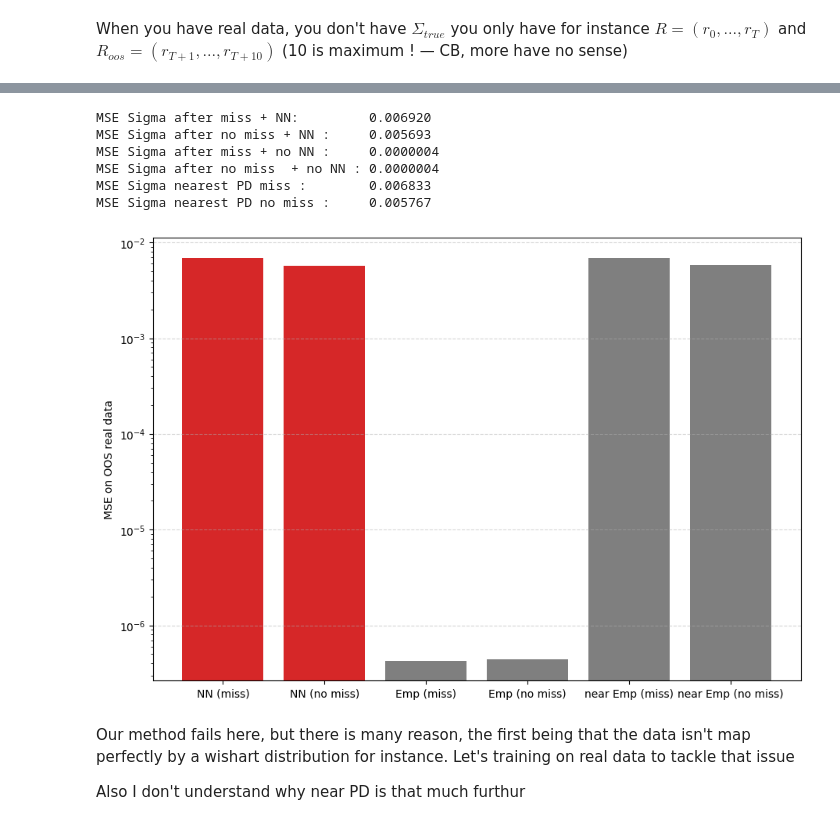
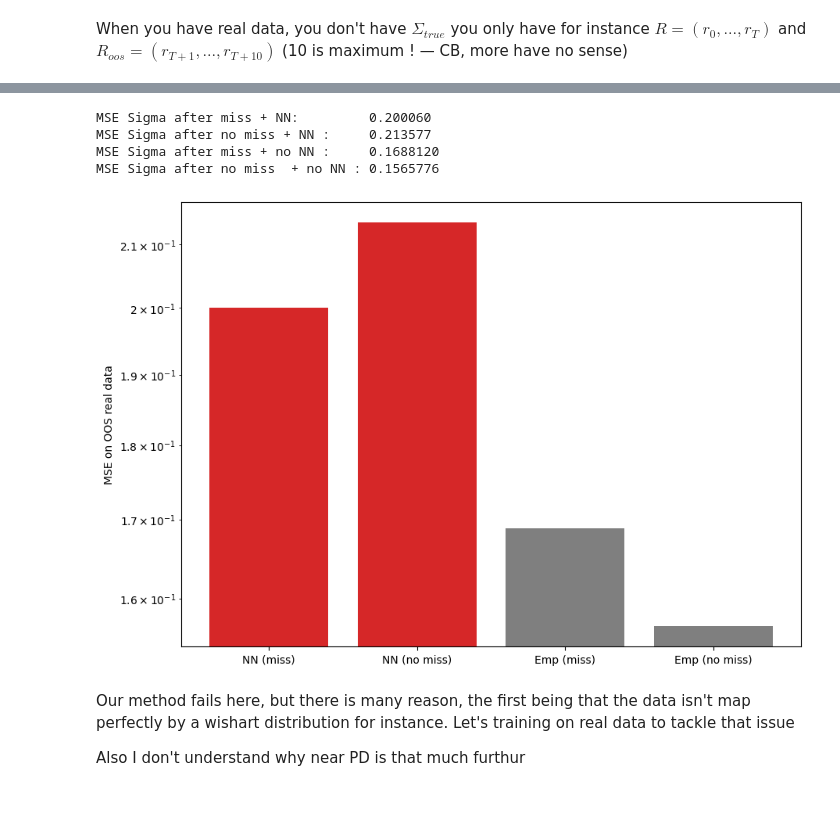
Before and after one commit to Armanddevacc/covariance-cleaning-nn, a Jupyter notebook: NN_generated_data.ipynb, the cells around one changed output, grey strips where cells are left out. Cells and saved outputs as stored; diff of their text form; code cells hidden in the pictures.

```diff
--- a/NN_generated_data.ipynb
+++ b/NN_generated_data.ipynb
@@ -37,15 +36,15 @@ For now the missingness pattern is monotone only, but easily extensible (just re
 # %%
 mse = nn.MSELoss()
 # %%
-N_min = 100
-N_max = 200
+N_min = 70
+N_max = 250
 T_min = 30
 T_max = 70
 batch_size=100
 # %% [markdown]
 ### Training loop — Generated Data
 # %%
-model_generated_data = BiGRUSpectralDenoiser(hidden_size=2048) # hidden_size to be tunned
+model_generated_data = BiGRUSpectralDenoiser(hidden_size=96) # hidden_size to be tunned
 # lr, weight_decay, batch_size, epochs, hidden_size to be tunned
 # %%
 trainer = Trainer(
@@ -251,8 +372,8 @@ dataset = real_data_pipeline(
     return_generator = False,
 )
 # %%
-input_seq_miss, Q_emp_miss, R_oos_miss, T          = next(data_generator_real_data(missing_constant = 2, N_min=N_min, N_max=N_max, T_min=T_min, T_max=T_max, dataset=dataset))
-input_seq_no_miss, Q_emp_no_miss, R_oos_no_miss, T = next(data_generator_real_data(missing_constant = 1, N_min=N_min, N_max=N_max, T_min=T_min, T_max=T_max, dataset=dataset))
+input_seq_miss, Q_emp_miss, R_oos_miss, T, Sigma_hat_diag_miss             = next(data_generator_real_data(missing_constant = 2, N_min=N_min, N_max=N_max, T_min=T_min, T_max=T_max, dataset=dataset))
+input_seq_no_miss, Q_emp_no_miss, R_oos_no_miss, T, Sigma_hat_diag_no_miss = next(data_generator_real_data(missing_constant = 1, N_min=N_min, N_max=N_max, T_min=T_min, T_max=T_max, dataset=dataset))
 # %%
 Sigma_true_miss    = torch_cov_pairwise(R_oos_miss)
 Sigma_true_no_miss = torch_cov_pairwise(R_oos_no_miss)
@@ -266,45 +491,43 @@ Sigma_pred_miss    = reconstruct_cov(Q_emp_miss, lam_pred_miss)
 Sigma_pred_no_miss = reconstruct_cov(Q_emp_no_miss, lam_pred_no_miss)
 Sigma_emp_miss     = reconstruct_cov(Q_emp_miss, lam_emp_cov_miss)
 Sigma_emp_no_miss  = reconstruct_cov(Q_emp_no_miss, lam_emp_cov_no_miss)
-Sigma_near_miss    = nearcorr_batch(Sigma_emp_miss, tol = (1e-8, 1e-8))
-Sigma_near_no_miss = nearcorr_batch(Sigma_emp_no_miss, tol = (1e-8, 1e-8))
+#Sigma_near_miss    = nearcorr_batch(Sigma_emp_miss, tol = (1e-8, 1e-8))
+#Sigma_near_no_miss = nearcorr_batch(Sigma_emp_no_miss, tol = (1e-8, 1e-8))
 # Sigma_QIS          = reconstruct_cov(Q_QIS, lam_QIS) QIS requires no missingness (Can't compute QIS, bc matrix isn't positive define => normal)
 
 fro_Sigma_pred_miss    = mse(Sigma_pred_miss, Sigma_true_miss)
 fro_Sigma_pred_no_miss = mse(Sigma_pred_no_miss, Sigma_true_no_miss)
 fro_Sigma_emp_miss     = mse(Sigma_emp_miss, Sigma_true_miss)
 fro_Sigma_emp_no_miss  = mse(Sigma_emp_no_miss, Sigma_true_no_miss)
-fro_Sigma_near_miss    = mse(Sigma_near_miss, Sigma_true_miss)
-fro_Sigma_near_no_miss = mse(Sigma_near_no_miss, Sigma_true_no_miss)
+#fro_Sigma_near_miss    = mse(Sigma_near_miss, Sigma_true_miss)
+#fro_Sigma_near_no_miss = mse(Sigma_near_no_miss, Sigma_true_no_miss)
 # fro_Sigma_QIS          = mse(Sigma_QIS, Sigma_true_no_miss)
 
 print(f"MSE Sigma after miss + NN:         {fro_Sigma_pred_miss:.6f}")
 print(f"MSE Sigma after no miss + NN :     {fro_Sigma_pred_no_miss:.6f}")
 print(f"MSE Sigma after miss + no NN :     {fro_Sigma_emp_miss:.7f}")
 print(f"MSE Sigma after no miss  + no NN : {fro_Sigma_emp_no_miss:.7f}")
-print(f"MSE Sigma nearest PD miss :        {fro_Sigma_near_miss:.6f}")
-print(f"MSE Sigma nearest PD no miss :     {fro_Sigma_near_no_miss:.6f}")
+#print(f"MSE Sigma nearest PD miss :        {fro_Sigma_near_miss:.6f}")
+#print(f"MSE Sigma nearest PD no miss :     {fro_Sigma_near_no_miss:.6f}")
 # print(f"MSE Sigma QIS :                    {fro_Sigma_QIS:.6f}")
 # %% [output]
-MSE Sigma after miss + NN:         0.006920
-MSE Sigma after no miss + NN :     0.005693
-MSE Sigma after miss + no NN :     0.0000004
-MSE Sigma after no miss  + no NN : 0.0000004
-MSE Sigma nearest PD miss :        0.006833
-MSE Sigma nearest PD no miss :     0.005767
+MSE Sigma after miss + NN:         0.200060
+MSE Sigma after no miss + NN :     0.213577
+MSE Sigma after miss + no NN :     0.1688120
+MSE Sigma after no miss  + no NN : 0.1565776
 # %%
-labels = ['NN (miss)', 'NN (no miss)', 'Emp (miss)', 'Emp (no miss)', 'near Emp (miss)', 'near Emp (no miss)']
-values = [fro_Sigma_pred_miss.item(), fro_Sigma_pred_no_miss.item(), fro_Sigma_emp_miss.item(), fro_Sigma_emp_no_miss.item(), fro_Sigma_near_miss.item(), fro_Sigma_near_no_miss.item()]
-colors = ['tab:red','tab:red','tab:gray','tab:gray','tab:gray','tab:gray']
+labels = ['NN (miss)', 'NN (no miss)', 'Emp (miss)', 'Emp (no miss)']#, 'near Emp (miss)', 'near Emp (no miss)']
+values = [fro_Sigma_pred_miss.item(), fro_Sigma_pred_no_miss.item(), fro_Sigma_emp_miss.item(), fro_Sigma_emp_no_miss.item()]#, fro_Sigma_near_miss.item(), fro_Sigma_near_no_miss.item()]
+colors = ['tab:red','tab:red','tab:gray','tab:gray']#,'tab:gray','tab:gray']
 
 plt.figure(figsize=(9,6), constrained_layout=True)
 plt.bar(labels, values, color=colors)
 plt.yscale('log')
 plt.ylabel('MSE on OOS real data')
 plt.grid(axis='y', ls='--', alpha=.5)
 plt.show()
 # %% [output]
-[figure, old version]
+[figure, new version]
 # %% [markdown]
 Our method fails here, but there is many reason, the first being that the data isn't map perfectly by a wishart distribution for instance. Let's training on real data to tackle that issue
 
```
Also changed, not shown: parts of 50 cells of this notebook, 9 other files.
